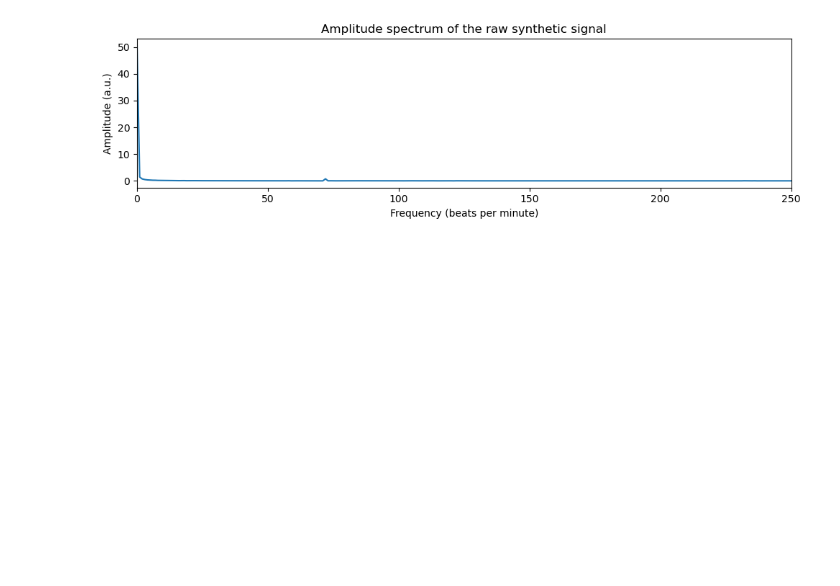
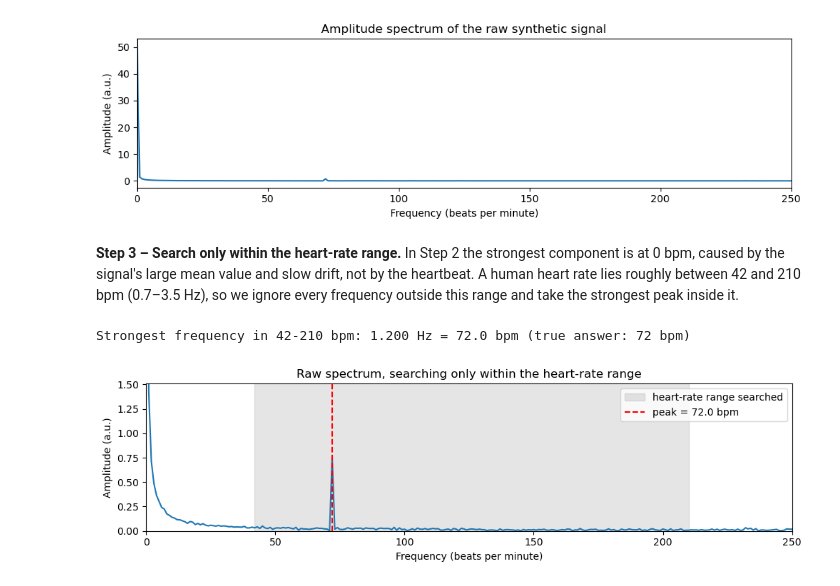
Before and after one commit to yaoZtb/ppg-heart-rate-from-video, a Jupyter notebook: heart_rate_from_video.ipynb, the cells around one changed output. Cells and saved outputs as stored; diff of their text form; code cells hidden in the pictures; blank space fills up the shorter version.

Commit message:
Search for heart rate peak within 42-210 bpm

```diff
--- a/heart_rate_from_video.ipynb
+++ b/heart_rate_from_video.ipynb
@@ -126,3 +126,30 @@ plt.show()
 Frequency resolution: 0.0167 Hz = 1.0 bpm
 Strongest frequency: 0.000 Hz = 0.0 bpm (true answer: 72 bpm)
 [figure]
+# %% [markdown]
+**Step 3 – Search only within the heart-rate range.** In Step 2 the strongest component is at 0 bpm, caused by the signal's large mean value and slow drift, not by the heartbeat. A human heart rate lies roughly between 42 and 210 bpm (0.7–3.5 Hz), so we ignore every frequency outside this range and take the strongest peak inside it.
+# %%
+HR_LOW_HZ = 0.7    # 42 bpm  - lowest heart rate we consider plausible
+HR_HIGH_HZ = 3.5   # 210 bpm - highest heart rate we consider plausible
+
+in_band = (freqs >= HR_LOW_HZ) & (freqs <= HR_HIGH_HZ)      # True only for plausible heart-rate frequencies
+band_freqs = freqs[in_band]                                 # frequencies inside the heart-rate range
+band_amp = amp[in_band]                                     # their amplitudes
+peak_freq_band = band_freqs[np.argmax(band_amp)]            # strongest frequency inside the band
+print(f"Strongest frequency in 42-210 bpm: {peak_freq_band:.3f} Hz = {peak_freq_band * 60:.1f} bpm (true answer: {true_hr_bpm} bpm)")
+
+plt.figure(figsize=(10, 3))
+plt.plot(freqs * 60, amp)
+plt.axvspan(HR_LOW_HZ * 60, HR_HIGH_HZ * 60, color="grey", alpha=0.2, label="heart-rate range searched")
+plt.axvline(peak_freq_band * 60, color="red", linestyle="--", label=f"peak = {peak_freq_band * 60:.1f} bpm")
+plt.xlim(0, 250)
+plt.ylim(0, 2 * band_amp.max())                         # zoom in: the 0 bpm component is much larger
+plt.xlabel("Frequency (beats per minute)")
+plt.ylabel("Amplitude (a.u.)")
+plt.title("Raw spectrum, searching only within the heart-rate range")
+plt.legend()
+plt.tight_layout()
+plt.show()
+# %% [output]
+Strongest frequency in 42-210 bpm: 1.200 Hz = 72.0 bpm (true answer: 72 bpm)
+[figure, added]
```
Also changed, not shown: parts of 1 cell of this notebook, 2 other files.
